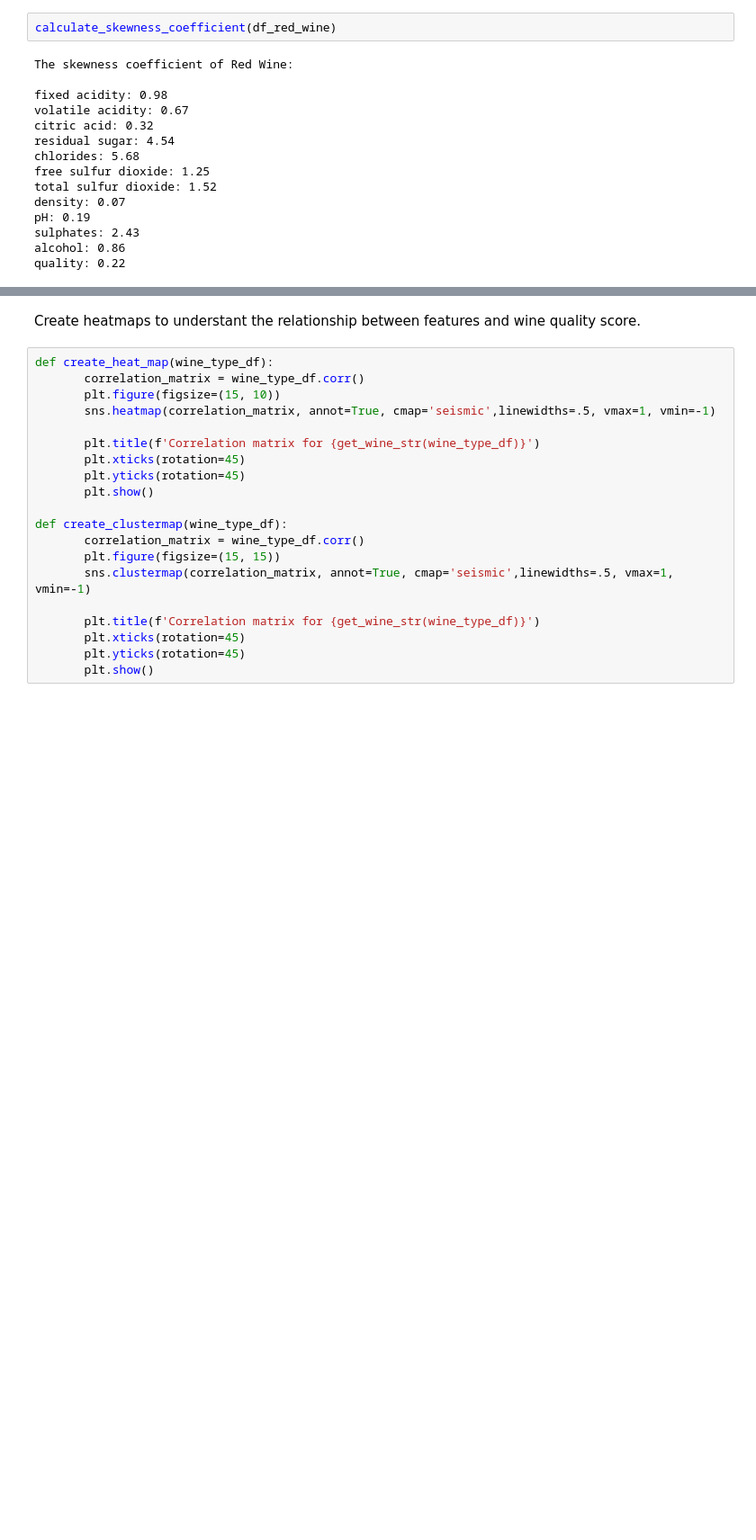
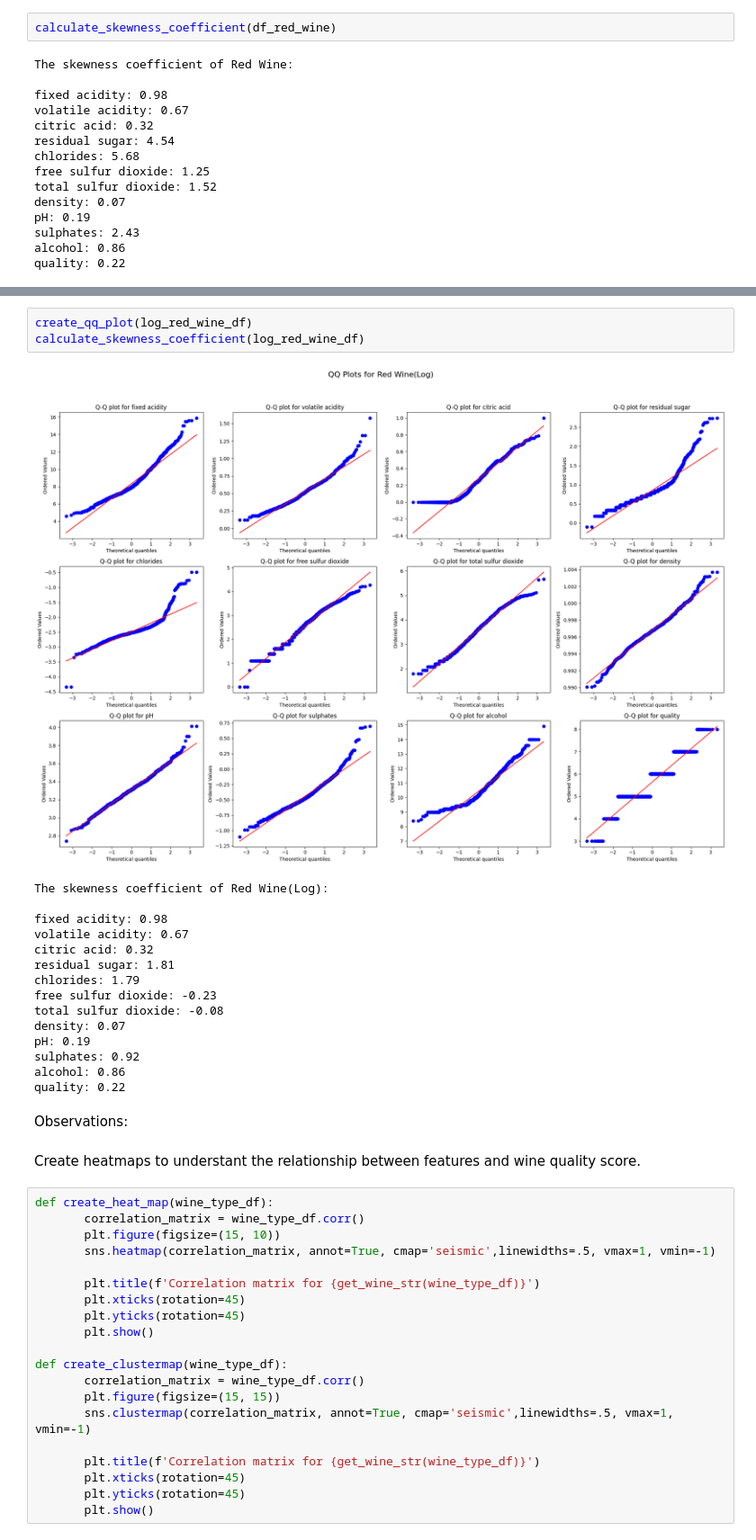
Before and after one commit to ZofiaSamsel/Wine_quality, a Jupyter notebook: main.ipynb, the cells around one changed output, grey strips where cells are left out. Shown at 90% size. Cells and saved outputs as stored; diff of their text form; blank space fills up the shorter version.

```diff
--- a/main.ipynb
+++ b/main.ipynb
@@ -434,3 +452,24 @@ quality: 0.22
+# %%
+create_qq_plot(log_red_wine_df)
+calculate_skewness_coefficient(log_red_wine_df)
+# %% [output]
+[figure, added]
+The skewness coefficient of Red Wine(Log):
+
+fixed acidity: 0.98
+volatile acidity: 0.67
+citric acid: 0.32
+residual sugar: 1.81
+chlorides: 1.79
+free sulfur dioxide: -0.23
+total sulfur dioxide: -0.08
+density: 0.07
+pH: 0.19
+sulphates: 0.92
+alcohol: 0.86
+quality: 0.22
+# %% [markdown]
+Observations:
 # %% [markdown]
 Create heatmaps to understant the relationship between features and wine quality score.
 # %%
```
Also changed, not shown: parts of 24 cells of this notebook, 1 other file.
